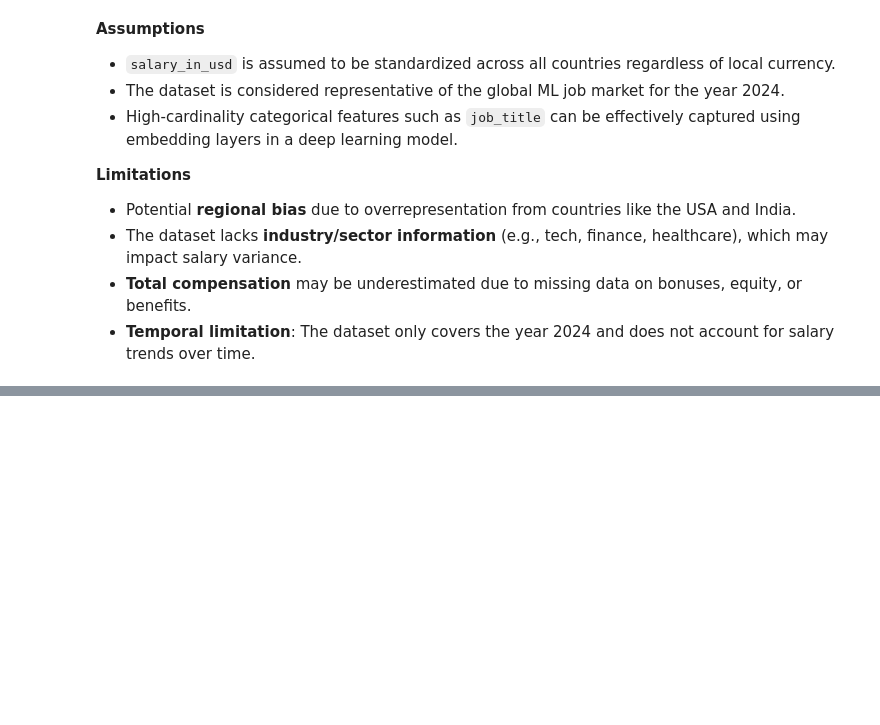
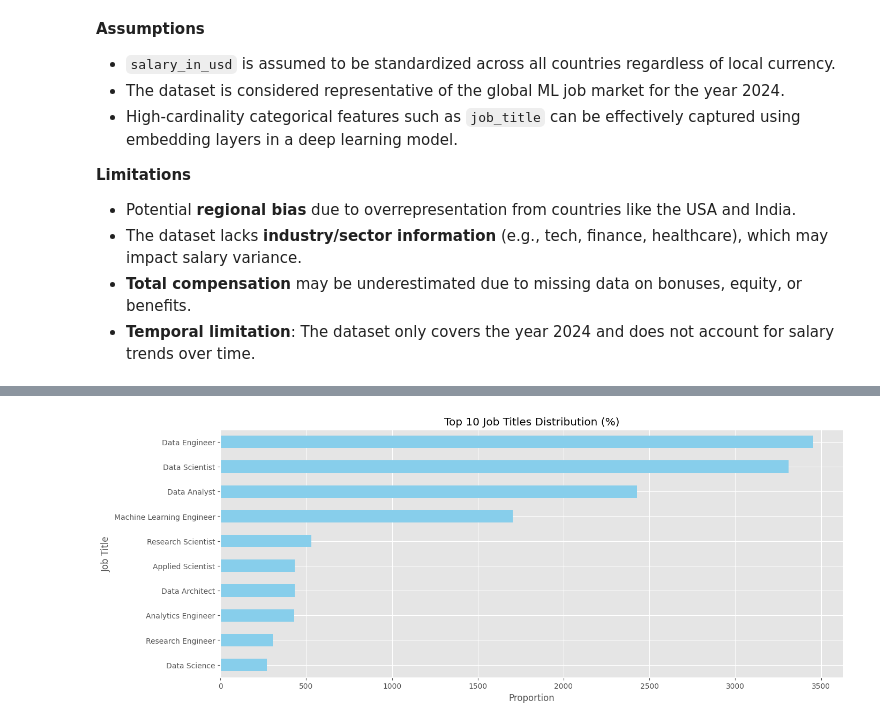
Before and after one commit to YanCotta/SDS-CP032-mlpaygrade, a Jupyter notebook: submissions/team-members/Teslim-Adeyanju/notebook.ipynb, the cells around one changed output, grey strips where cells are left out. Drawn from its saved outputs; the diff is of its cells as text; code cells hidden in the pictures; blank space fills up the shorter version.

```diff
--- a/submissions/team-members/Teslim-Adeyanju/notebook.ipynb
+++ b/submissions/team-members/Teslim-Adeyanju/notebook.ipynb
@@ -305,0 +544,13 @@ Number of unique values in company_size column:  3
+# %%
+# Get top 10 job titles
+top_titles = df['job_title'].value_counts().head(10)
+
+# Plot
+top_titles.plot(kind='barh', figsize=(15, 6), color='skyblue')
+plt.title('Top 10 Job Titles Distribution (%)')
+plt.xlabel('Proportion')
+plt.ylabel('Job Title')
+plt.gca().invert_yaxis()
+plt.show()
+# %% [output]
+[figure, added]
```
Also changed, not shown: parts of 77 cells of this notebook, 1 other file.
